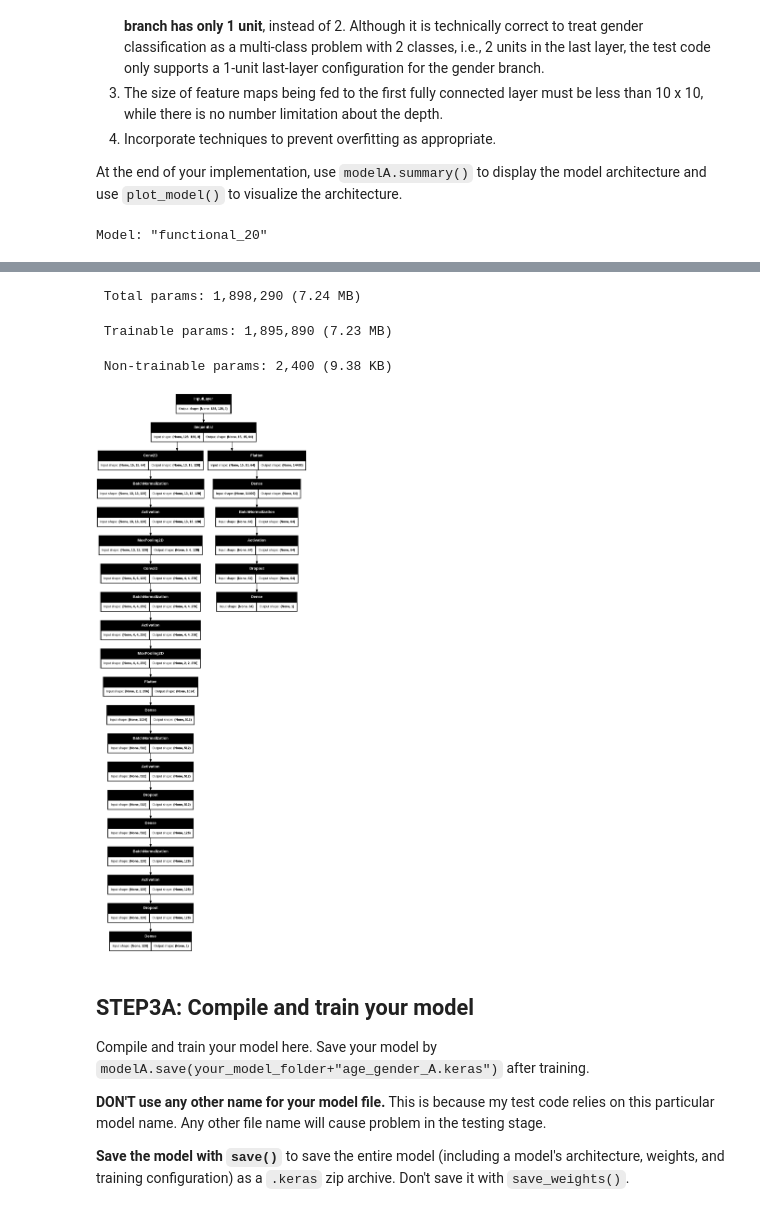
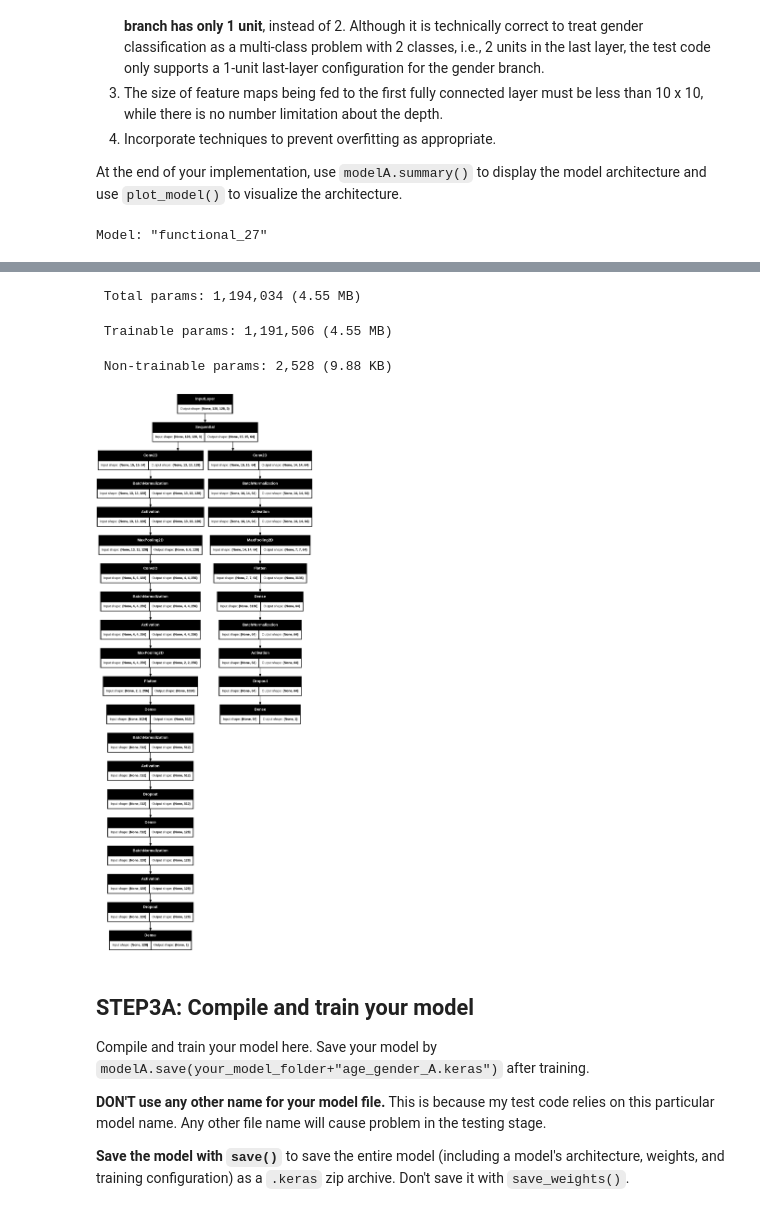
Before and after one commit to omarriyaz/age_gender_estimation_CNN, a Jupyter notebook: age_gender_submit.ipynb, the cells around one changed output, grey strips where cells are left out. Cells and saved outputs as stored; diff of their text form; code cells hidden in the pictures.

Commit message:
FINAL FINAL MODEL

```diff
--- a/age_gender_submit.ipynb
+++ b/age_gender_submit.ipynb
@@ -245,16 +245,23 @@ shared_layers = base(input)
 
 # Gender classification branch
 
+# Convolutional layer for Gender
+gender = layers.Conv2D(64, (2, 2), use_bias=False, kernel_regularizer=l2(l2_val), strides = 1, padding='valid')(shared_layers)
+gender = layers.BatchNormalization()(gender)
+gender = layers.Activation('relu')(gender)
+gender = layers.MaxPooling2D((2, 2))(gender)
+
+
 # Flatten the output from the shared layers
-gender_flatten = layers.Flatten()(shared_layers)
+gender = layers.Flatten()(gender)
 
 # Dense layer for Gender
-gender = layers.Dense(64, use_bias=False, kernel_regularizer=l2(l2_val))(gender_flatten)
+gender = layers.Dense(64, use_bias=False, kernel_regularizer=l2(l2_val*10))(gender)
 gender = layers.BatchNormalization()(gender)
 gender = layers.Activation('relu')(gender)
 
 # Adding Dropout
-gender = layers.Dropout(0.7)(gender)
+gender = layers.Dropout(0.85)(gender)
 
 # Output layer for Gender
 gender_output = layers.Dense(1, activation='sigmoid', name='gender')(gender)
@@ -303,7 +310,7 @@ modelA.summary()
 from tensorflow.keras.utils import plot_model
 plot_model(modelA, show_shapes=True,dpi=100)
 # %% [output]
-Model: "functional_20"
+Model: "functional_27"
 ┏━━━━━━━━━━━━━━━━━━━━━━━━━━━┳━━━━━━━━━━━━━━━━━━━━━━━━┳━━━━━━━━━━━━━━━━┳━━━━━━━━━━━━━━━━━━━━━━━━┓
 ┃ Layer (type)              ┃ Output Shape           ┃        Param # ┃ Connected to           ┃
 ┡━━━━━━━━━━━━━━━━━━━━━━━━━━━╇━━━━━━━━━━━━━━━━━━━━━━━━╇━━━━━━━━━━━━━━━━╇━━━━━━━━━━━━━━━━━━━━━━━━┩
@@ -323,8 +330,8 @@ Model: "functional_20"
 └───────────────────────────┴────────────────────────┴────────────────┴────────────────────────┘
- Total params: 1,898,290 (7.24 MB)
+ Total params: 1,194,034 (4.55 MB)
- Trainable params: 1,895,890 (7.23 MB)
+ Trainable params: 1,191,506 (4.55 MB)
- Non-trainable params: 2,400 (9.38 KB)
+ Non-trainable params: 2,528 (9.88 KB)
-[figure, old version]
+[figure, new version]
 # %% [markdown]
 ## STEP3A: Compile and train your model
 Compile and train your model here.
```
Also changed, not shown: parts of 5 cells of this notebook.
